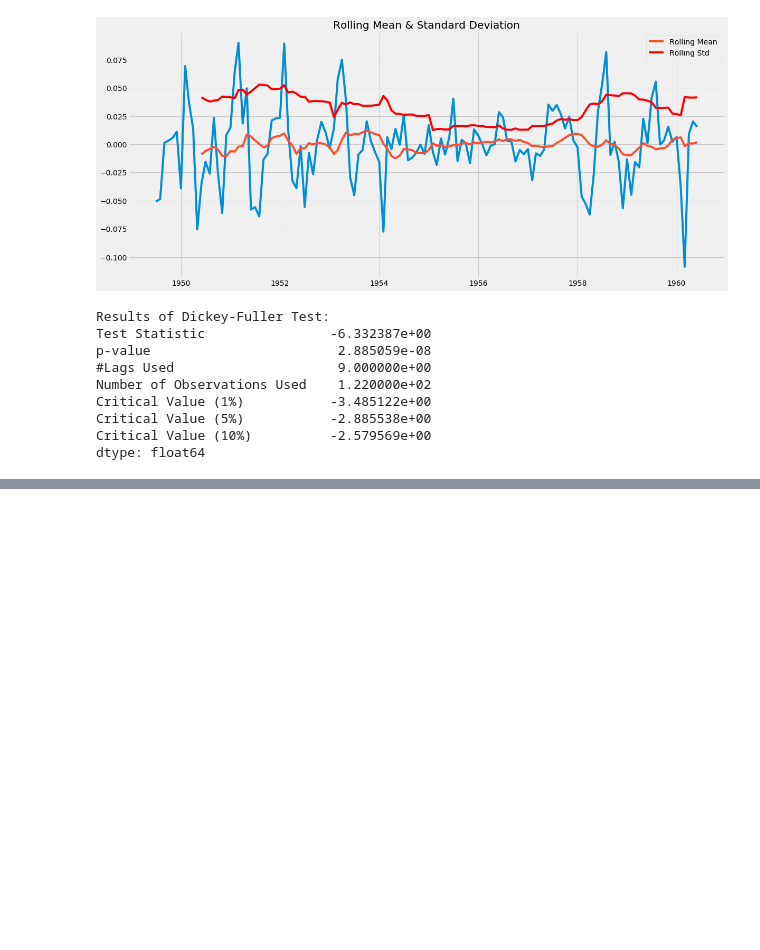
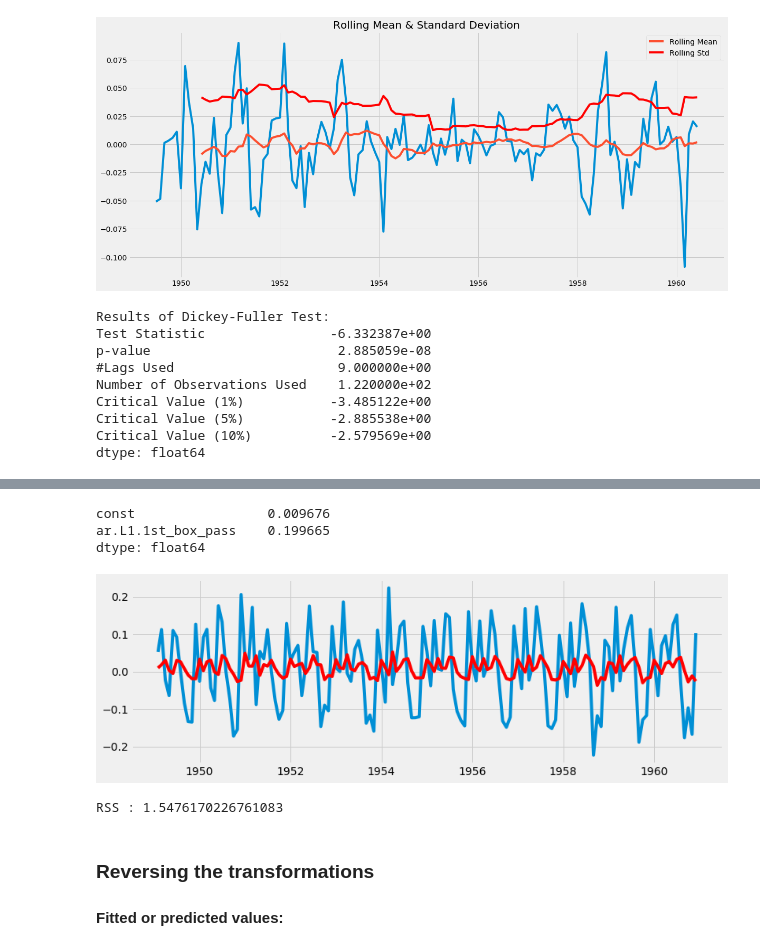
Before and after one commit to sudevansujit/10_Machine_Learning, a Jupyter notebook: 4_Timeseries_Analysis/5_Airline_Passenger_Data_Analysis.ipynb, the cells around one changed output, grey strips where cells are left out. Saved outputs shown, nothing was run; the diff lists cells and outputs as text; code cells hidden in the pictures; blank space fills up the shorter version.

```diff
--- a/4_Timeseries_Analysis/5_Airline_Passenger_Data_Analysis.ipynb
+++ b/4_Timeseries_Analysis/5_Airline_Passenger_Data_Analysis.ipynb
@@ -488,0 +571,24 @@ dtype: float64
+# %%
+# fit model
+model = ARIMA(df['1st_box_pass'].dropna(), order = (1, 0, 0))
+model_fit_AR = model.fit()
+# %%
+print(model_fit_AR.params)
+# %% [output]
+const                 0.009676
+ar.L1.1st_box_pass    0.199665
+dtype: float64
+# %%
+plt.figure(figsize = (12, 4))
+plt.plot(df['1st_box_pass'].dropna())
+plt.plot(model_fit_AR.fittedvalues, color='red')
+plt.show()
+# %% [output]
+[figure, added]
+# %%
+print("RSS :", np.nansum((model_fit_AR.fittedvalues - df['1st_box_pass'].dropna())**2))
+# %% [output]
+RSS : 1.5476170226761083
+# %% [markdown]
+### Reversing the transformations
+#### Fitted or predicted values:
```
Also changed, not shown: parts of 50 cells of this notebook.
